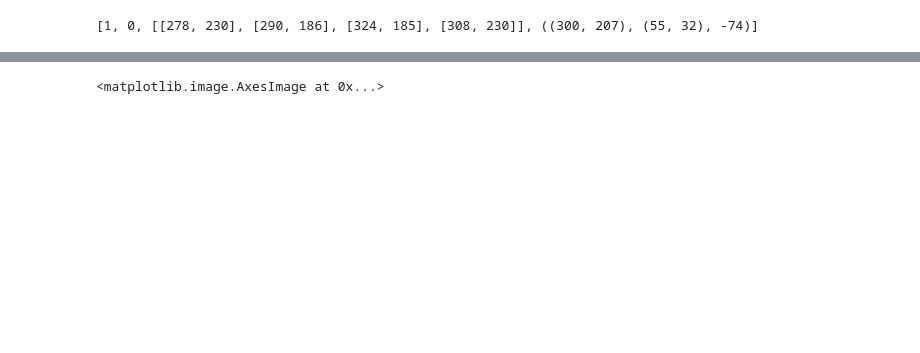
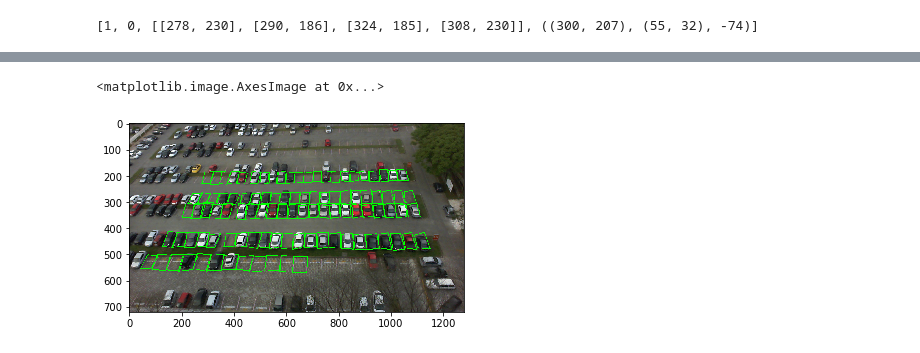
Before and after one commit to redroy44/parking-project, a Jupyter notebook: OpenCV.ipynb, the cells around one changed output, grey strips where cells are left out. Cells and saved outputs as stored; diff of their text form; code cells hidden in the pictures; blank space fills up the shorter version.

```diff
--- a/OpenCV.ipynb
+++ b/OpenCV.ipynb
@@ -1,13 +1,17 @@
 # %%
+%env CUDA_VISIBLE_DEVICES="0"
 import numpy as np
 import cv2
 print ("OpenCV Version : %s " % cv2.__version__)
 import matplotlib.pyplot as plt
-%matplotlib notebook
+%matplotlib inline
 #plt.rcParams['figure.figsize'] = (20.0, 10.0)
 
-PATH = "/home/piotrek/Data/PKLot/PKLot/PUCPR/Cloudy/2012-09-12/2012-09-12_07_28_48.jpg"
-XML_PATH = "/home/piotrek/Data/PKLot/PKLot/PUCPR/Cloudy/2012-09-12/2012-09-12_07_28_48.xml"
+# dimensions of our images.
+img_width, img_height = 50, 50
+
+PATH = "/home/piotrek/Data/PKLot/PKLot/PUCPR/Sunny/2012-09-13/2012-09-13_16_55_33.jpg"
+XML_PATH = "/home/piotrek/Data/PKLot/PKLot/PUCPR/Sunny/2012-09-13/2012-09-13_16_55_33.xml"
 
 #PATH = "/home/piotrek/Data/PKLot/PKLot/UFPR04/Sunny/2012-12-07/2012-12-07_17_12_25.jpg"
 #XML_PATH = "/home/piotrek/Data/PKLot/PKLot/UFPR04/Sunny/2012-12-07/2012-12-07_17_12_25.xml"
@@ -71,5 +76,6 @@ plt.imshow(img)
 # %%
 img = cv2.imread(PATH)
+img = cv2.cvtColor(img,cv2.COLOR_BGR2RGB)
 cv2.drawContours(img,np.array(parking["points"],np.int32),-1,(0,255,0),2)
 plt.imshow(img)
 # %% [output]
@@ -78,3 +82,4 @@ plt.imshow(img)
 <matplotlib.image.AxesImage at 0x...>
+[figure, added]
 # %%
 img = cv2.imread(PATH)
```
Also changed, not shown: parts of 18 cells of this notebook, 1 other file.
